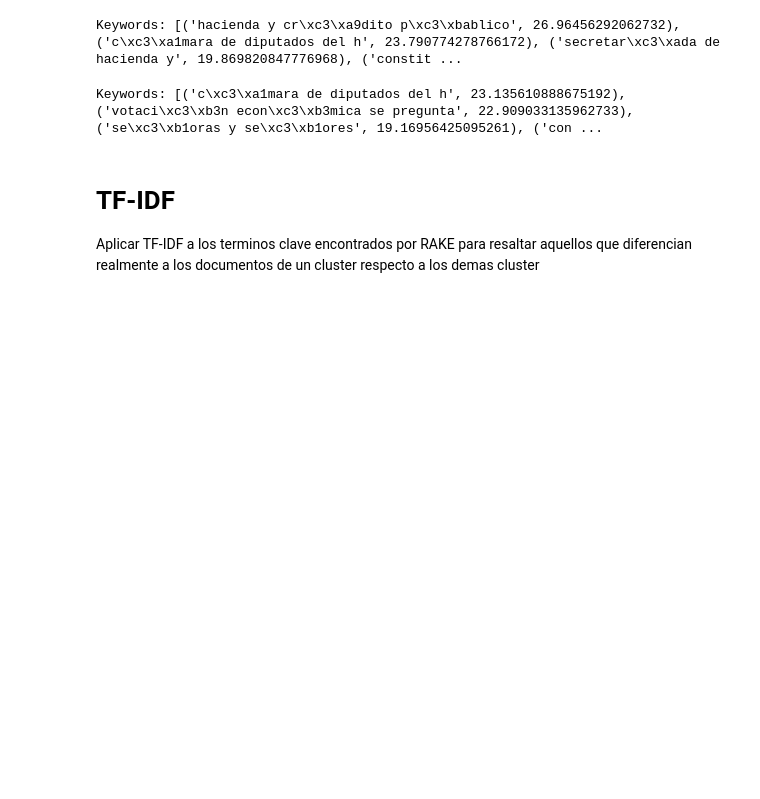
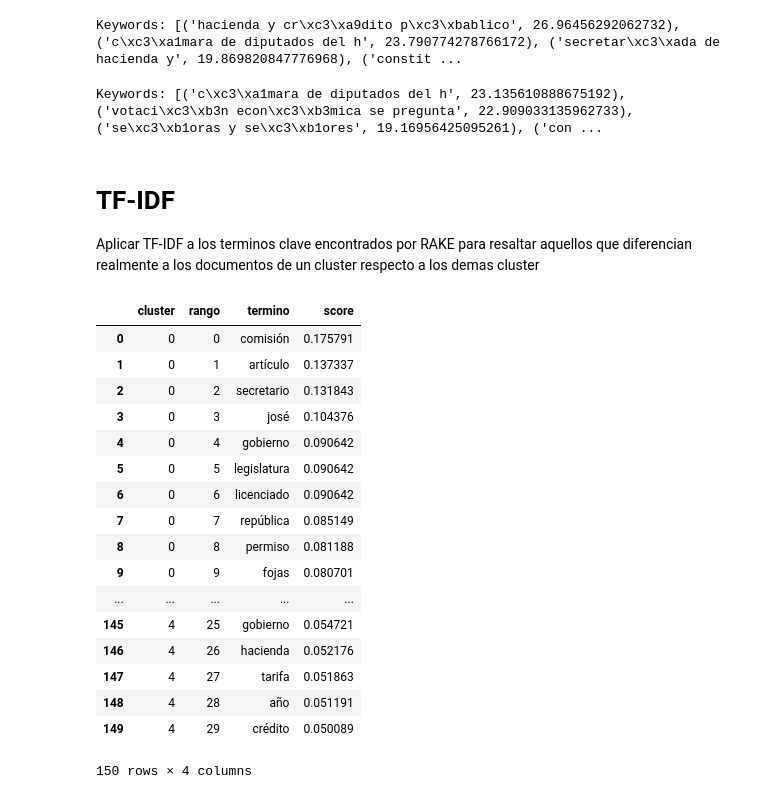
Before and after one commit to stu-keil/mineria-texto-diario-debates, a Jupyter notebook: code/Proyecto_final.ipynb, the cells around one changed output. Cells and saved outputs as stored; diff of their text form; code cells hidden in the pictures; blank space fills up the shorter version.

```diff
--- a/code/Proyecto_final.ipynb
+++ b/code/Proyecto_final.ipynb
@@ -32,10 +32,10 @@ from scipy.cluster.vq import kmeans,vq
 
 #Cleaning the house
 os.getcwd()
-os.chdir("/home/stuka/itam2/textmining/mineria-texto-diario-debates/code/")
+os.chdir("/home/christian/Documents/ITAM_CDA/Mineria de texto/final_project/mineria-texto-diario-debates/code/")
 os.listdir(".")
 
-path_to_raw = "/home/stuka/itam2/textmining/mineria-texto-diario-debates/data/"
+path_to_raw = "/home/christian/Documents/ITAM_CDA/Mineria de texto/final_project/mineria-texto-diario-debates/data/"
 # %% [markdown]
 # Cambiar representación binaria de los archivos
 # %%
@@ -277,6 +282,19 @@ for i in range(len(lista_cluster)):
  'dd_1952_180.txt',
  'dd_1970_237.txt',
  ...]
+# %%
+for i in range(len(lista_cluster)):
+    with io.open(path_to_raw+'clusters_to_rake/'+"cluster_"+str(i)+".txt", 'w') as outfile:
+        filenames = lista_cluster[i]
+#        if len(filenames)<40:
+#            randfiles = random.sample(filenames, len(filenames))
+#        else:
+#            randfiles = random.sample(filenames, 40)
+#        for fname in randfiles:
+        for fname in filenames:
+            with io.open(path_to_raw+'tematicas_to_rake/'+fname) as infile:
+                for line in infile:
+                    outfile.write(line)
 # %% [markdown]
 # MajorClust
 
@@ -447,16 +465,35 @@ X = vectorizer.fit_transform(oraciones)
 # %%
 palabras = vectorizer.get_feature_names()
 dense = X.todense()
 columns = ["cluster","rango","termino","score"]
 df = pd.DataFrame(columns=columns)
 for j in range(len(oraciones)):
     docto = dense[j].tolist()[0]
     phrase_scores = [pair for pair in zip(range(0, len(docto)), docto) if pair[1] > 0]
     sorted_phrase_scores = sorted(phrase_scores, key=lambda t: t[1] * -1)
     i = 0
-    for phrase, score in [(palabras[word_id], score) for (word_id, score) in sorted_phrase_scores][:20]:
-        df.loc[j*20+i] = [j,i,phrase,score]
+    for phrase, score in [(palabras[word_id], score) for (word_id, score) in sorted_phrase_scores][:30]:
+        df.loc[j*30+i] = [j,i,phrase,score]
         i=i+1
 df
+# %% [output]
+|  | cluster | rango | termino | score |
+| 0 | 0 | 0 | comisión | 0.175791 |
+| 1 | 0 | 1 | artículo | 0.137337 |
+| 2 | 0 | 2 | secretario | 0.131843 |
+| 3 | 0 | 3 | josé | 0.104376 |
+| 4 | 0 | 4 | gobierno | 0.090642 |
+| 5 | 0 | 5 | legislatura | 0.090642 |
+| 6 | 0 | 6 | licenciado | 0.090642 |
+| 7 | 0 | 7 | república | 0.085149 |
+| 8 | 0 | 8 | permiso | 0.081188 |
+| 9 | 0 | 9 | fojas | 0.080701 |
+| ... | ... | ... | ... | ... |
+| 145 | 4 | 25 | gobierno | 0.054721 |
+| 146 | 4 | 26 | hacienda | 0.052176 |
+| 147 | 4 | 27 | tarifa | 0.051863 |
+| 148 | 4 | 28 | año | 0.051191 |
+| 149 | 4 | 29 | crédito | 0.050089 |
+150 rows × 4 columns
 # %%
 df.to_csv(path_to_raw+'resultados_tfidf/tfidf.csv', sep=',', encoding='utf-8')
```
Also changed, not shown: parts of 8 cells of this notebook, 13 other files.
